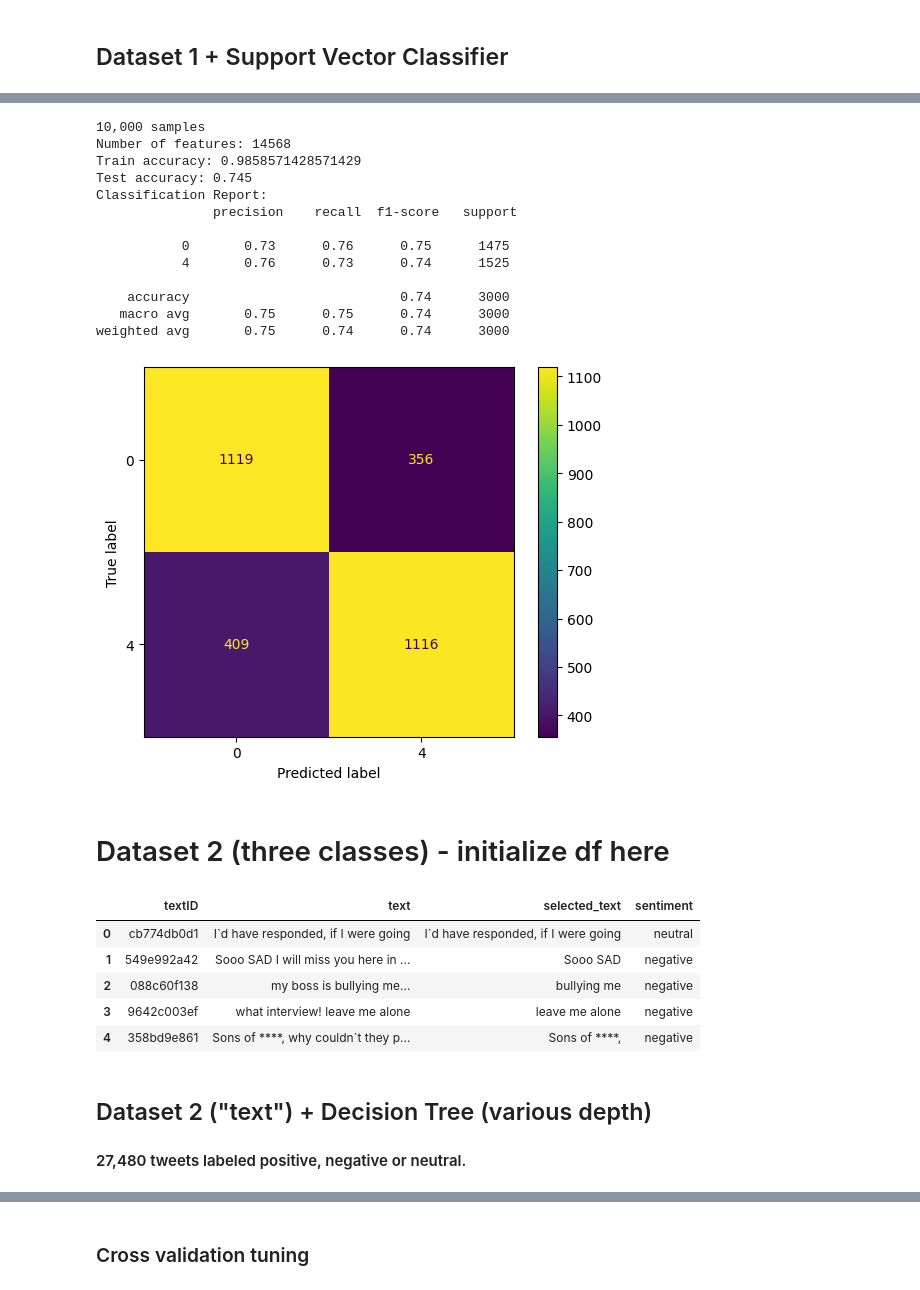
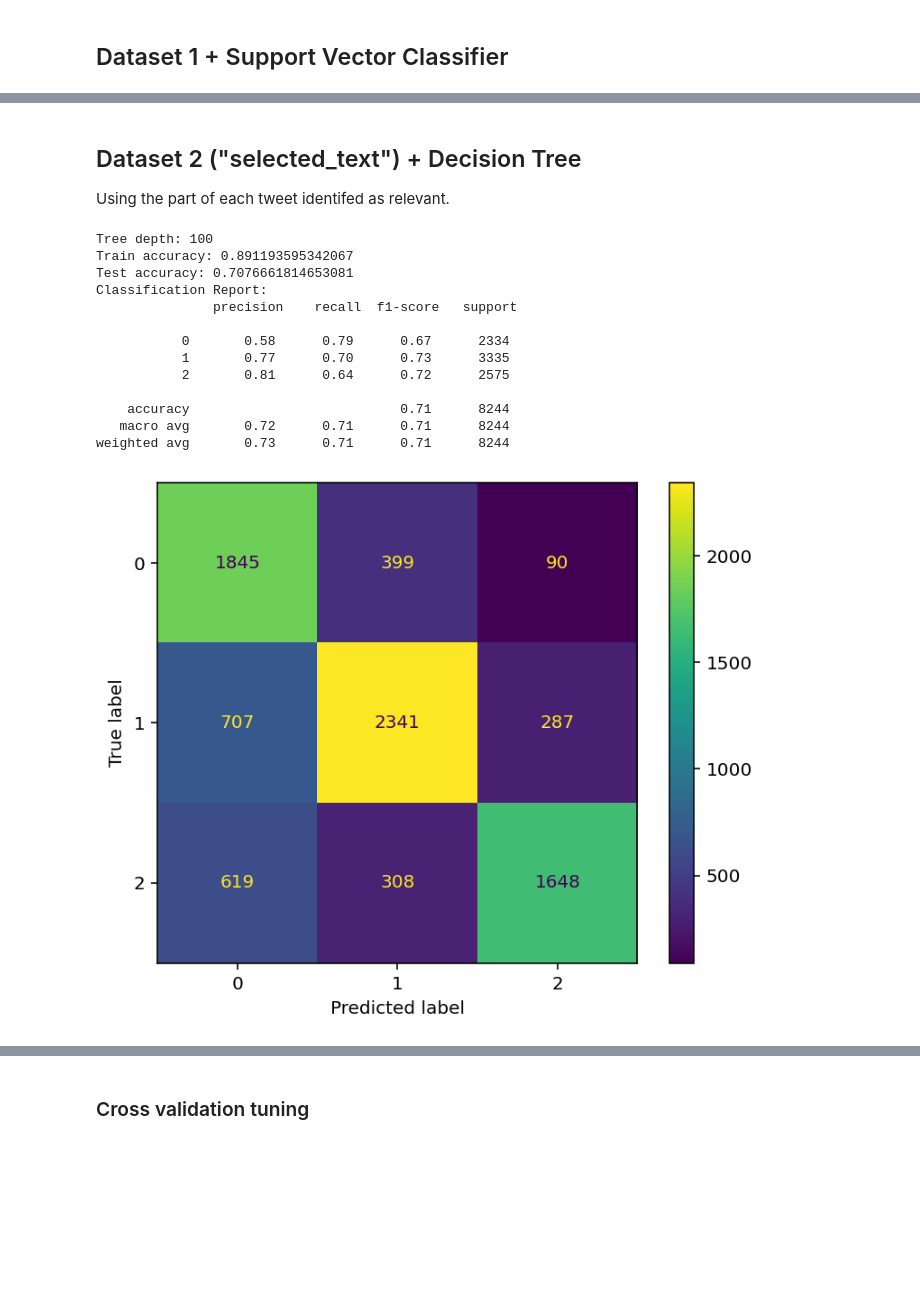
Before and after one commit to brayvid/sentiment-classifier, a Jupyter notebook: tweet_sentiment_classifier.ipynb, the cells around one changed output, grey strips where cells are left out. Cells and saved outputs as stored; diff of their text form; code cells hidden in the pictures; blank space fills up the shorter version.

```diff
--- a/tweet_sentiment_classifier.ipynb
+++ b/tweet_sentiment_classifier.ipynb
@@ -364,0 +296,3 @@ weighted avg       0.77      0.77      0.77     15000
+# %% [markdown]
+## Dataset 2 ("selected_text") + Decision Tree
+Using the part of each tweet identifed as relevant.</h4>
@@ -365,60 +311,29 @@ weighted avg       0.77      0.77      0.77     15000
 # %%
-print("10,000 samples")
-# Sample data and labels
-tweets = df_sample_1.iloc[:,6]
-labels = df_sample_1.iloc[:,1]  # 1 for positive, 0 for negative
-
-# Splitting the dataset
-X_train, X_test, y_train, y_test = train_test_split(tweets, labels, test_size=0.3, random_state=42)
-
-# Vectorizing the data
-vectorizer = TfidfVectorizer()
-X_train_vec = vectorizer.fit_transform(X_train)
-X_test_vec = vectorizer.transform(X_test)
-
-print('Number of features:', len(vectorizer.get_feature_names_out()))
-
-# Training the SVC (can be slow)
-clf = SVC()
+# Training the decision tree
+clf = DecisionTreeClassifier(max_depth=100)
 clf.fit(X_train_vec, y_train)
 
 # Predicting and evaluating
 y_pred = clf.predict(X_test_vec)
-# print("Tree depth:", clf.get_depth())
+print("Tree depth:", clf.get_depth())
 print("Train accuracy:", clf.score(X_train_vec,y_train))
 print("Test accuracy:", accuracy_score(y_test, y_pred))
 print("Classification Report:\n", classification_report(y_test, y_pred))
 
 ConfusionMatrixDisplay.from_estimator(clf, X_test_vec, y_test)
 plt.show()
 # %% [output]
-10,000 samples
-Number of features: 14568
-Train accuracy: 0.9858571428571429
-Test accuracy: 0.745
+Tree depth: 100
+Train accuracy: 0.891193595342067
+Test accuracy: 0.7076661814653081
 Classification Report:
                precision    recall  f1-score   support
 
-           0       0.73      0.76      0.75      1475
-           4       0.76      0.73      0.74      1525
+           0       0.58      0.79      0.67      2334
+           1       0.77      0.70      0.73      3335
+           2       0.81      0.64      0.72      2575
 
-    accuracy                           0.74      3000
-   macro avg       0.75      0.75      0.74      3000
-weighted avg       0.75      0.74      0.74      3000
+    accuracy                           0.71      8244
+   macro avg       0.72      0.71      0.71      8244
+weighted avg       0.73      0.71      0.71      8244
-[figure, old version]
+[figure, new version]
-# %% [markdown]
-# Dataset 2 (three classes) - initialize df here
-# %%
-df = pd.read_csv('Tweets.csv')
-df = df.dropna()
-df.head()
-# %% [output]
-|  | textID | text | selected_text | sentiment |
-| 0 | cb774db0d1 | I`d have responded, if I were going | I`d have responded, if I were going | neutral |
-| 1 | 549e992a42 | Sooo SAD I will miss you here in ... | Sooo SAD | negative |
-| 2 | 088c60f138 | my boss is bullying me... | bullying me | negative |
-| 3 | 9642c003ef | what interview! leave me alone | leave me alone | negative |
-| 4 | 358bd9e861 | Sons of ****, why couldn`t they p... | Sons of ****, | negative |
-# %% [markdown]
-## Dataset 2 ("text") + Decision Tree (various depth)
-<h4>27,480 tweets labeled positive, negative or neutral.</h4>
```
Also changed, not shown: parts of 69 cells of this notebook, 2 other files.
